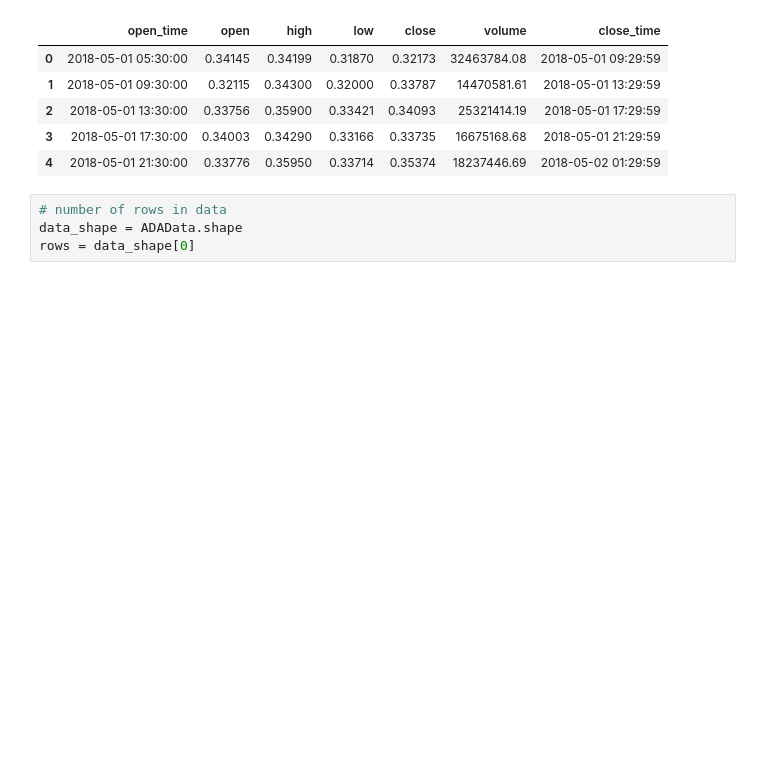
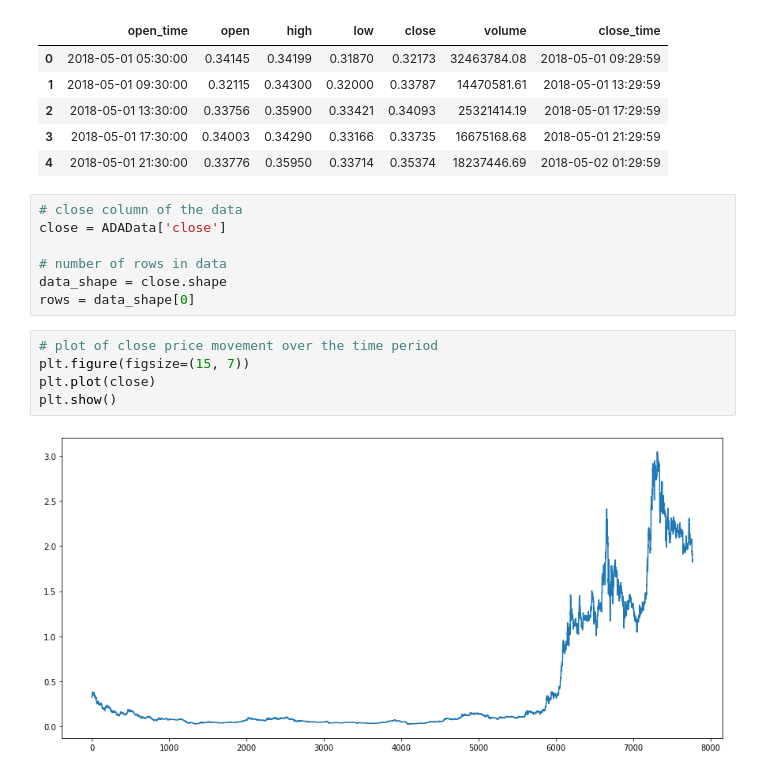
Before and after one commit to NonitMittal/crytpocurrency_price_prediction, a Jupyter notebook: LSTMmodel.ipynb, the cells around one changed output. Cells and saved outputs as stored; diff of their text form; blank space fills up the shorter version.

```diff
--- a/LSTMmodel.ipynb
+++ b/LSTMmodel.ipynb
@@ -18,6 +25,16 @@ ADAData.head()
 | 3 | 2018-05-01 17:30:00 | 0.34003 | 0.34290 | 0.33166 | 0.33735 | 16675168.68 | 2018-05-01 21:29:59 |
 | 4 | 2018-05-01 21:30:00 | 0.33776 | 0.35950 | 0.33714 | 0.35374 | 18237446.69 | 2018-05-02 01:29:59 |
 # %%
+# close column of the data
+close = ADAData['close']
+
 # number of rows in data
-data_shape = ADAData.shape
+data_shape = close.shape
 rows = data_shape[0]
+# %%
+# plot of close price movement over the time period
+plt.figure(figsize=(15, 7))
+plt.plot(close)
+plt.show()
+# %% [output]
+[figure, added]
```
Also changed, not shown: parts of 21 cells of this notebook.
